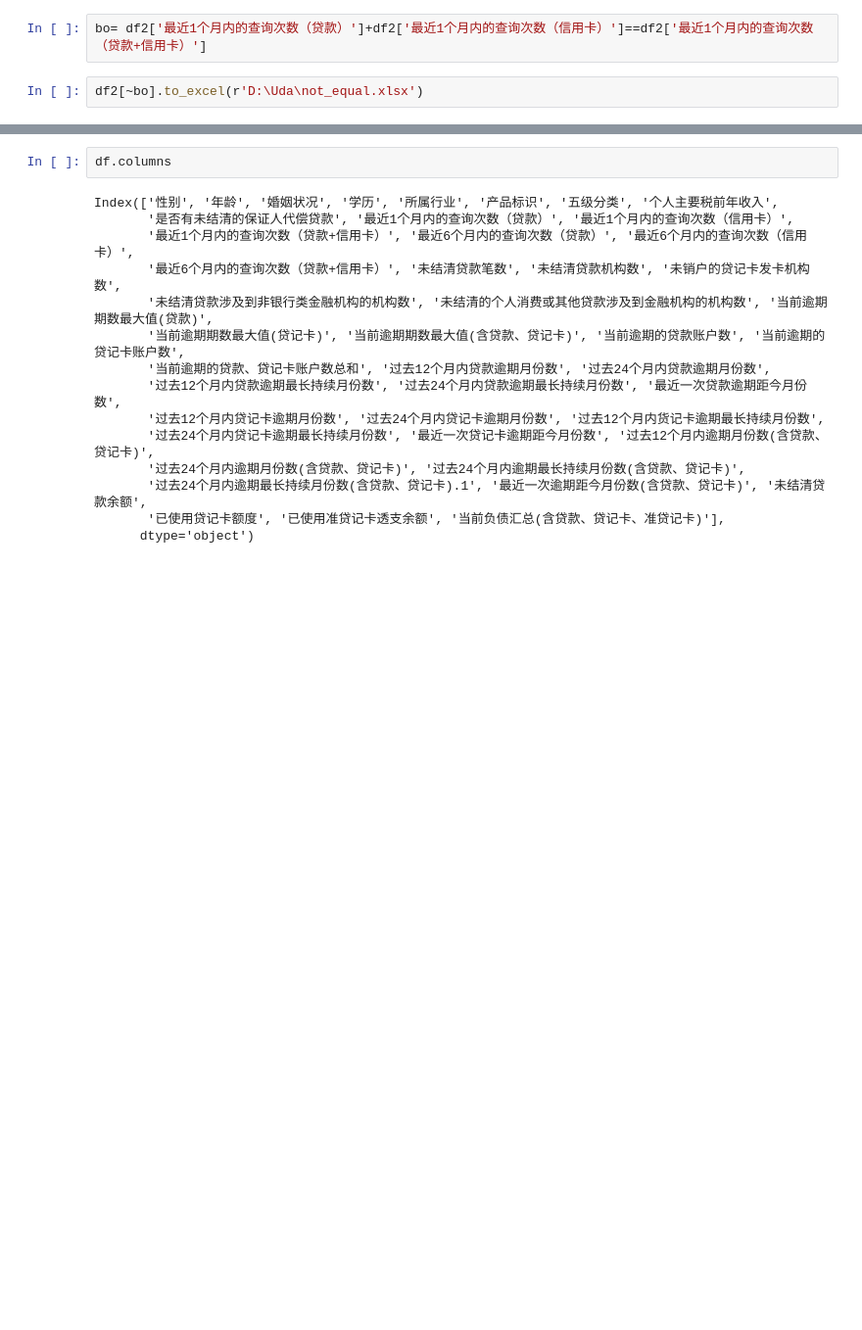
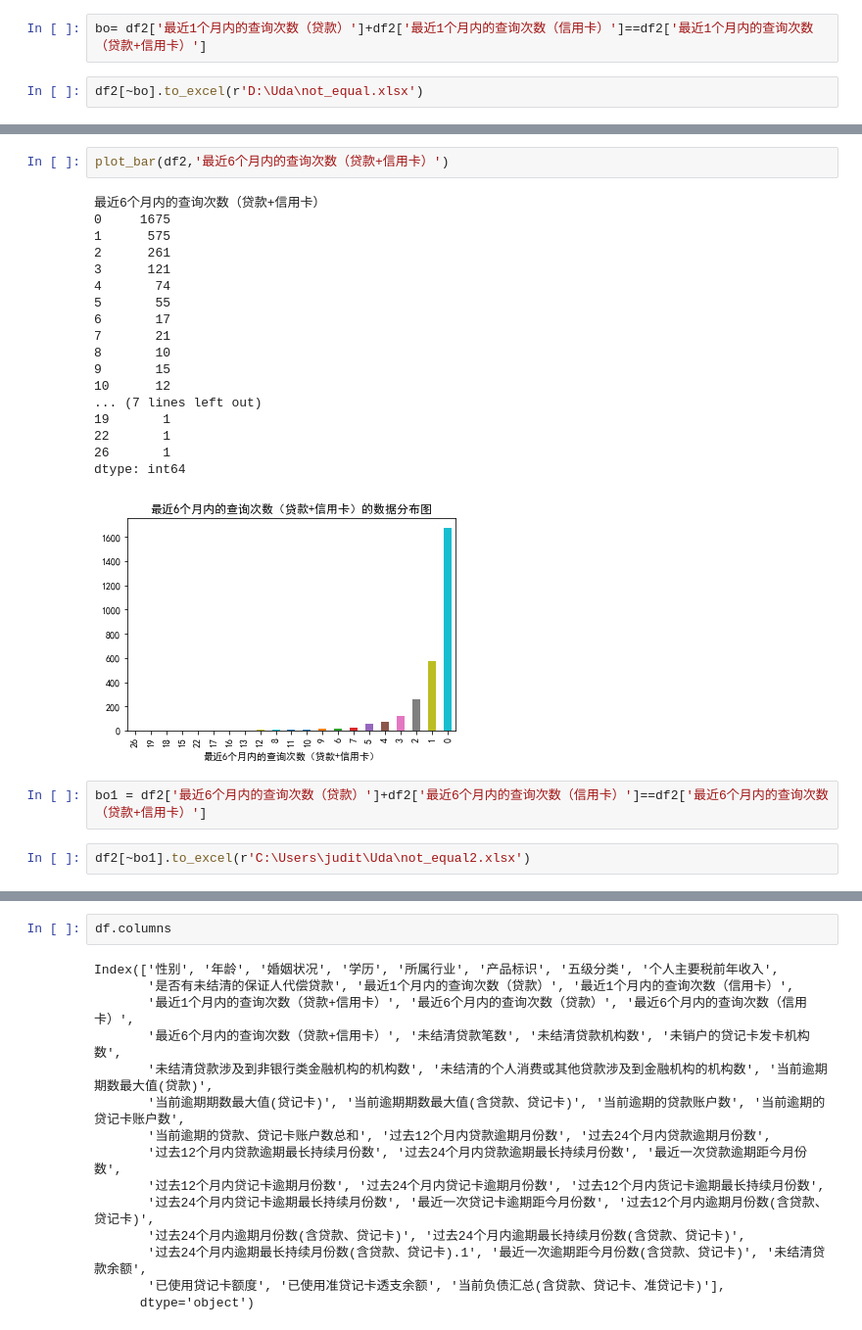
Before and after one commit to Judithning/Uda, a Jupyter notebook: bank_model.ipynb, the cells around one changed output, grey strips where cells are left out. Shown at 98% size. Drawn from its saved outputs; the diff is of its cells as text; blank space fills up the shorter version.

```diff
--- a/bank_model.ipynb
+++ b/bank_model.ipynb
@@ -266,0 +313,25 @@ False
+# %%
+plot_bar(df2,'最近6个月内的查询次数（贷款+信用卡）')
+# %% [output]
+最近6个月内的查询次数（贷款+信用卡）
+0     1675
+1      575
+2      261
+3      121
+4       74
+5       55
+6       17
+7       21
+8       10
+9       15
+10      12
+... (7 lines left out)
+19       1
+22       1
+26       1
+dtype: int64
+[figure, added]
+# %%
+bo1 = df2['最近6个月内的查询次数（贷款）']+df2['最近6个月内的查询次数（信用卡）']==df2['最近6个月内的查询次数（贷款+信用卡）']
+# %%
+df2[~bo1].to_excel(r'C:\Users\judit\Uda\not_equal2.xlsx')
```
Also changed, not shown: parts of 17 cells of this notebook, 1 other file.
